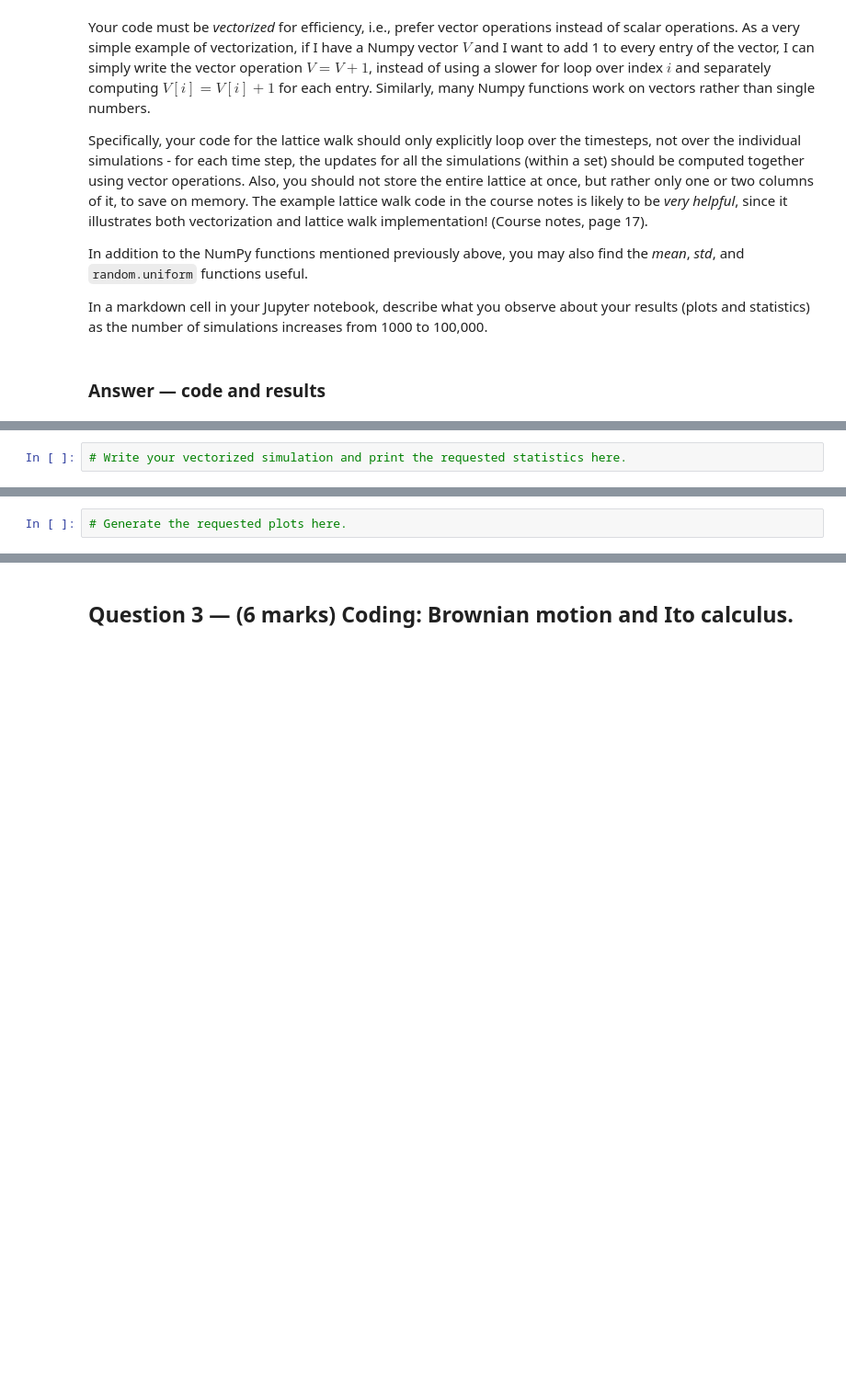
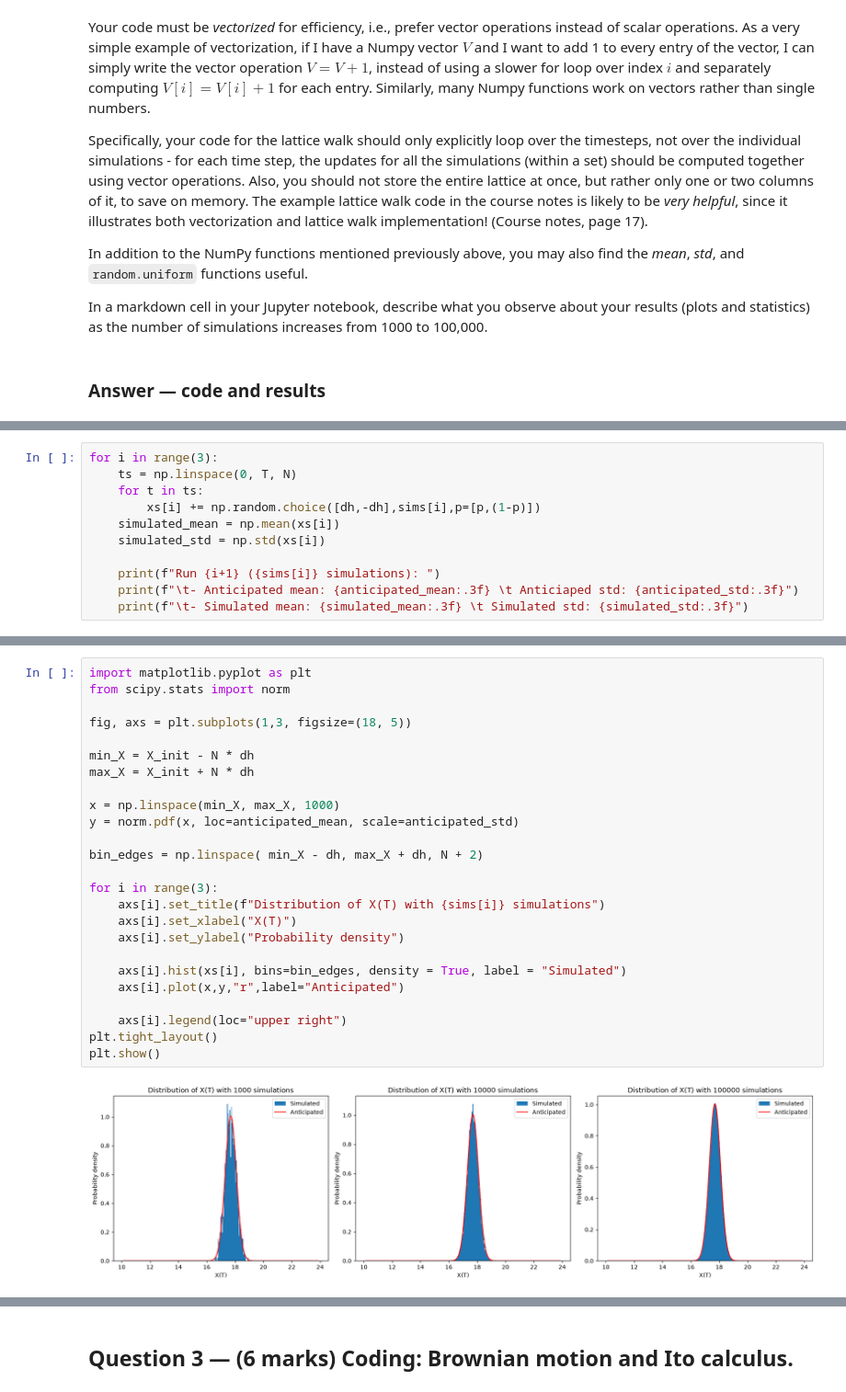
Before and after one commit to vladpaun-uwaterloo/cs335-cmbf-2026, a Jupyter notebook: assignments/assignment1/assignment1.ipynb, the cells around one changed output, grey strips where cells are left out. Shown at 92% size. Cells and saved outputs as stored; diff of their text form; blank space fills up the shorter version.

```diff
--- a/assignments/assignment1/assignment1.ipynb
+++ b/assignments/assignment1/assignment1.ipynb
@@ -199,2 +215,11 @@ In a markdown cell in your Jupyter notebook, describe what you observe about you
 # %%
-# Write your vectorized simulation and print the requested statistics here.
+for i in range(3):
+    ts = np.linspace(0, T, N)
+    for t in ts:
+        xs[i] += np.random.choice([dh,-dh],sims[i],p=[p,(1-p)])
+    simulated_mean = np.mean(xs[i])
+    simulated_std = np.std(xs[i])
+
+    print(f"Run {i+1} ({sims[i]} simulations): ")
+    print(f"\t- Anticipated mean: {anticipated_mean:.3f} \t Anticiaped std: {anticipated_std:.3f}")
+    print(f"\t- Simulated mean: {simulated_mean:.3f} \t Simulated std: {simulated_std:.3f}")
@@ -201,5 +236,30 @@ In a markdown cell in your Jupyter notebook, describe what you observe about you
 # %%
-# Generate the requested plots here.
+import matplotlib.pyplot as plt
+from scipy.stats import norm
+
+fig, axs = plt.subplots(1,3, figsize=(18, 5))
+
+min_X = X_init - N * dh
+max_X = X_init + N * dh
+
+x = np.linspace(min_X, max_X, 1000)
+y = norm.pdf(x, loc=anticipated_mean, scale=anticipated_std)
+
+bin_edges = np.linspace( min_X - dh, max_X + dh, N + 2)
+
+for i in range(3):
+    axs[i].set_title(f"Distribution of X(T) with {sims[i]} simulations")
+    axs[i].set_xlabel("X(T)")
+    axs[i].set_ylabel("Probability density")
+
+    axs[i].hist(xs[i], bins=bin_edges, density = True, label = "Simulated")
+    axs[i].plot(x,y,"r",label="Anticipated")
+
+    axs[i].legend(loc="upper right")
+plt.tight_layout()
+plt.show()
+# %% [output]
+[figure, added]
 # %% [markdown]
 ### Answer — observations
 
```
Also changed, not shown: parts of 3 cells of this notebook.
